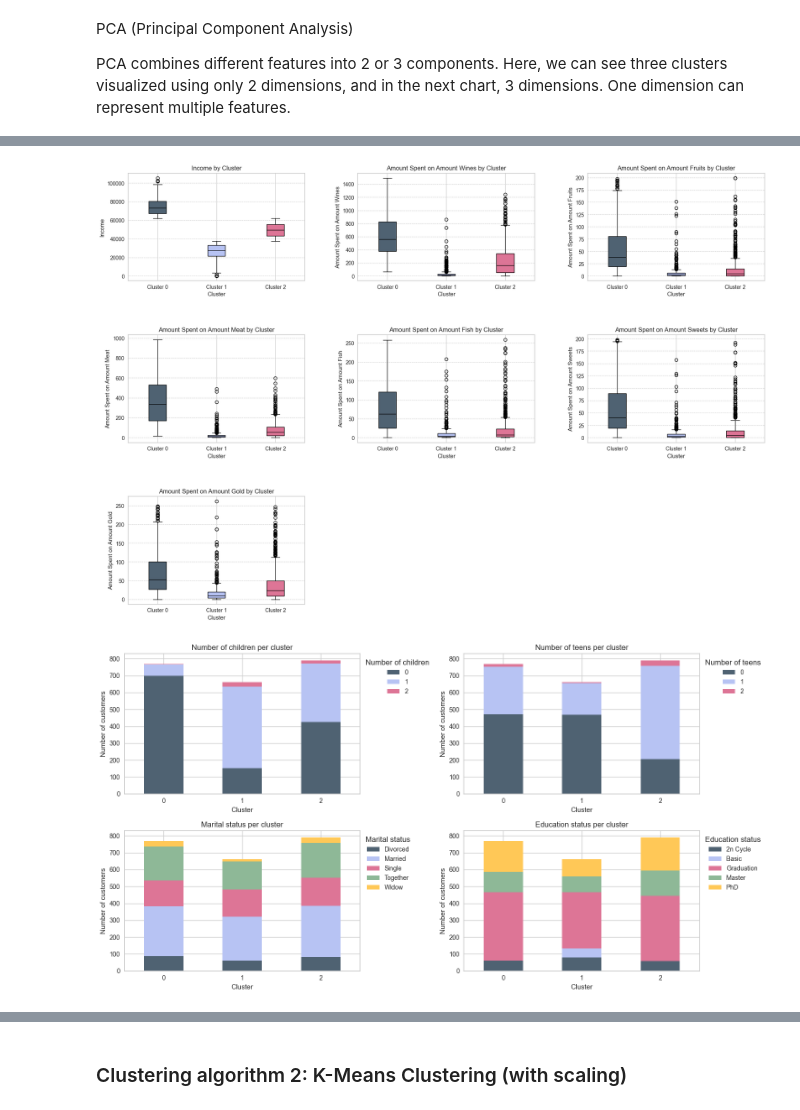
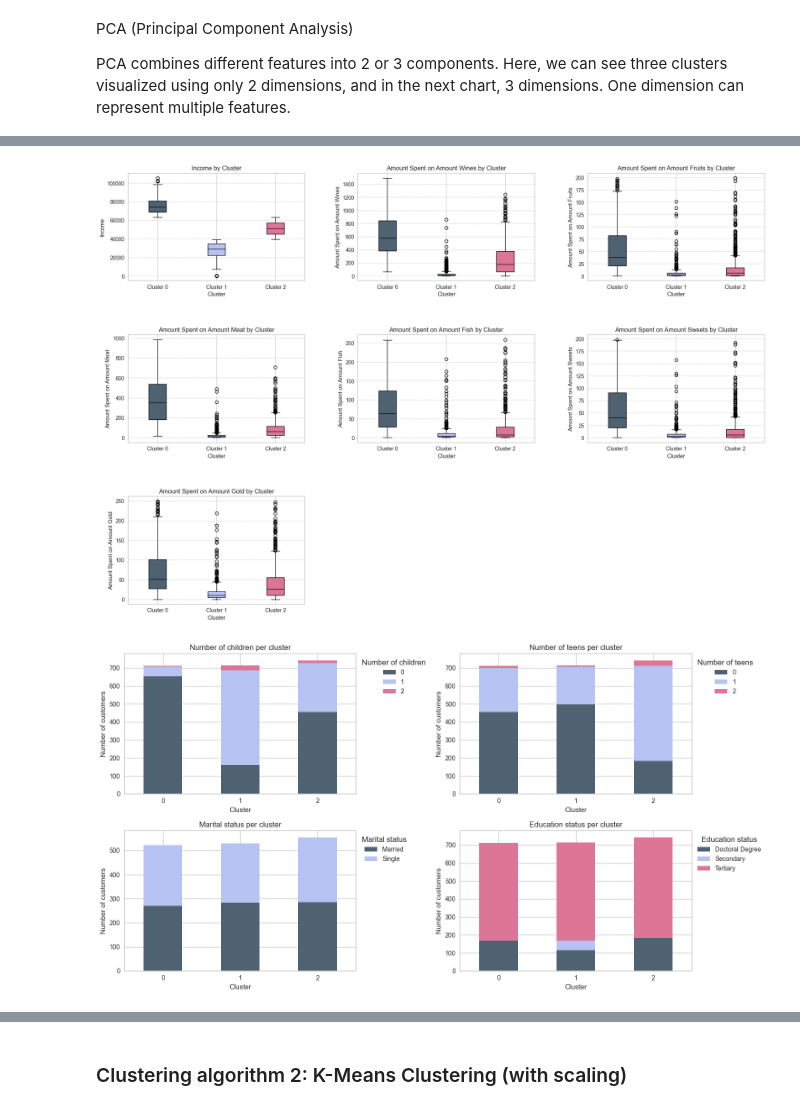
Before and after one commit to dalimvc/DS-Mini-project, a Jupyter notebook: miniProjectAssignmentDaliborMirkovic.ipynb, the cells around one changed output, grey strips where cells are left out. Saved outputs shown, nothing was run; the diff lists cells and outputs as text; code cells hidden in the pictures.

```diff
--- a/miniProjectAssignmentDaliborMirkovic.ipynb
+++ b/miniProjectAssignmentDaliborMirkovic.ipynb
@@ -232,10 +238,20 @@ print((df["Marital_Status"] == "Alone").sum())
 df = df.drop(df[df['Marital_Status'] == "Absurd"].index)
 df = df.drop(df[df['Marital_Status'] == "YOLO"].index)
 df= df.replace('Alone', 'Single')
+df= df.replace('Divorced', 'Single')
+df= df.replace('Widow', 'Single')
+df= df.replace('Together', 'In a relationship')
 # %% [output]
 2
 2
 3
+# %%
+#some coulmns in eductaion have different values that mean the same, so i will replace them
+df= df.replace('2n Cycle', 'Tertiary')
+df= df.replace('Basic', 'Secondary')
+df= df.replace('Graduation', 'Tertiary')
+df= df.replace('Master', 'Tertiary')
+df= df.replace('PhD', 'Doctoral Degree')
 # %%
 # Columns that will be used
 columns = ["Education", "Marital_Status", "Kids_at_home", "Teens_at_home"]
@@ -332,6 +348,13 @@ plt.subplots_adjust(hspace=0.5, wspace=0.3)
 plt.show()
 # %% [output]
 [figure]
+# %%
+#as clustering is sensitive to outliers, i will drop the rows with outliers
+df = df.drop(df[df["Discount_purchases"] > 7.5].index)
+df = df.drop(df[df["Web_purchases"] > 12].index)
+df = df.drop(df[df["Catalog_purchases"] > 12].index)
+df = df.drop(df[df["Store_purchases"] < 2].index)
+df = df.drop(df[df["Website_visits"] > 9].index)
 # %%
 #list of columns that will be used in the plot
 columns = ["Amount_wines", "Amount_fruits", "Amount_meat", "Amount_fish", "Amount_sweets", "Amount_gold"]
@@ -364,5 +387,5 @@ print((df["Amount_gold"] > 270).sum())
 
 df = df.drop(df[df['Amount_meat'] > 1000].index)
 df = df.drop(df[df['Amount_sweets'] > 200].index)
-df = df.drop(df[df['Amount_gold'] > 270].index)
+df = df.drop(df[df['Amount_gold'] > 250].index)
 # %% [output]
@@ -707,7 +730,7 @@ axs[8].axis('off')
 plt.subplots_adjust(hspace=0.5, wspace=0.3)
 plt.show()
 # %% [output]
-[figure, old version]
+[figure, new version]
 # %%
 #adding cluster column to the original dataframe as i want to show some features that i splited for the clustering
 df['Cluster'] = df_encoded['Cluster']
@@ -731,35 +754,35 @@ axs[0].legend(title="Number of children", bbox_to_anchor=(1.0, 1), loc='upper le
 #second plot: number of teens per cluster
 teens_at_home = df[df['Teens_at_home'].isin([0, 1, 2, 3])].groupby(['Cluster', 'Teens_at_home']).size().unstack()
 teens_at_home.plot(kind='bar', stacked=True, color=my_colors[:len(teens_at_home.columns)], ax=axs[1])
 axs[1].set_title("Number of teens per cluster")
 axs[1].set_xlabel("Cluster")
 axs[1].set_ylabel("Number of customers")
 axs[1].xaxis.set_tick_params(rotation=0)
 axs[1].legend(title="Number of teens" , bbox_to_anchor=(1.0, 1), loc='upper left')
 
 #third plot: marital status per cluster
 marital_status = df[df['Marital_Status'].isin(['Single', 'Together', 'Married', 'Divorced', 'Widow'])].groupby(['Cluster', 'Marital_Status']).size().unstack()
 marital_status.plot(kind='bar', stacked=True, color=my_colors[:len(marital_status.columns)], ax=axs[2])
 axs[2].set_title("Marital status per cluster")
 axs[2].set_xlabel("Cluster")
 axs[2].set_ylabel("Number of customers")
 axs[2].xaxis.set_tick_params(rotation=0)
 axs[2].legend(title="Marital status" , bbox_to_anchor=(1.0, 1), loc='upper left')
 
 #fourth plot: education status per cluster
-education_status = df[df['Education'].isin(['Basic', '2n Cycle', 'Graduation', 'Master', 'PhD'])].groupby(['Cluster', 'Education']).size().unstack()
+education_status = df[df['Education'].isin(['Secondary', 'Tertiary', 'Doctoral Degree'])].groupby(['Cluster', 'Education']).size().unstack()
 education_status.plot(kind='bar', stacked=True, color=my_colors[:len(education_status.columns)], ax=axs[3])
 axs[3].set_title("Education status per cluster")
 axs[3].set_xlabel("Cluster")
 axs[3].set_ylabel("Number of customers")
 axs[3].xaxis.set_tick_params(rotation=0)
 axs[3].legend(title="Education status", bbox_to_anchor=(1.0, 1), loc='upper left')
 
 
 plt.tight_layout()
 plt.show()
 # %% [output]
-[figure, old version]
+[figure, new version]
 # %%
 #specifying colors, columns and titles for the plots
 my_colors = ['#4F6272', '#B7C3F3', '#DD7596']
```
Also changed, not shown: parts of 25 cells of this notebook.
